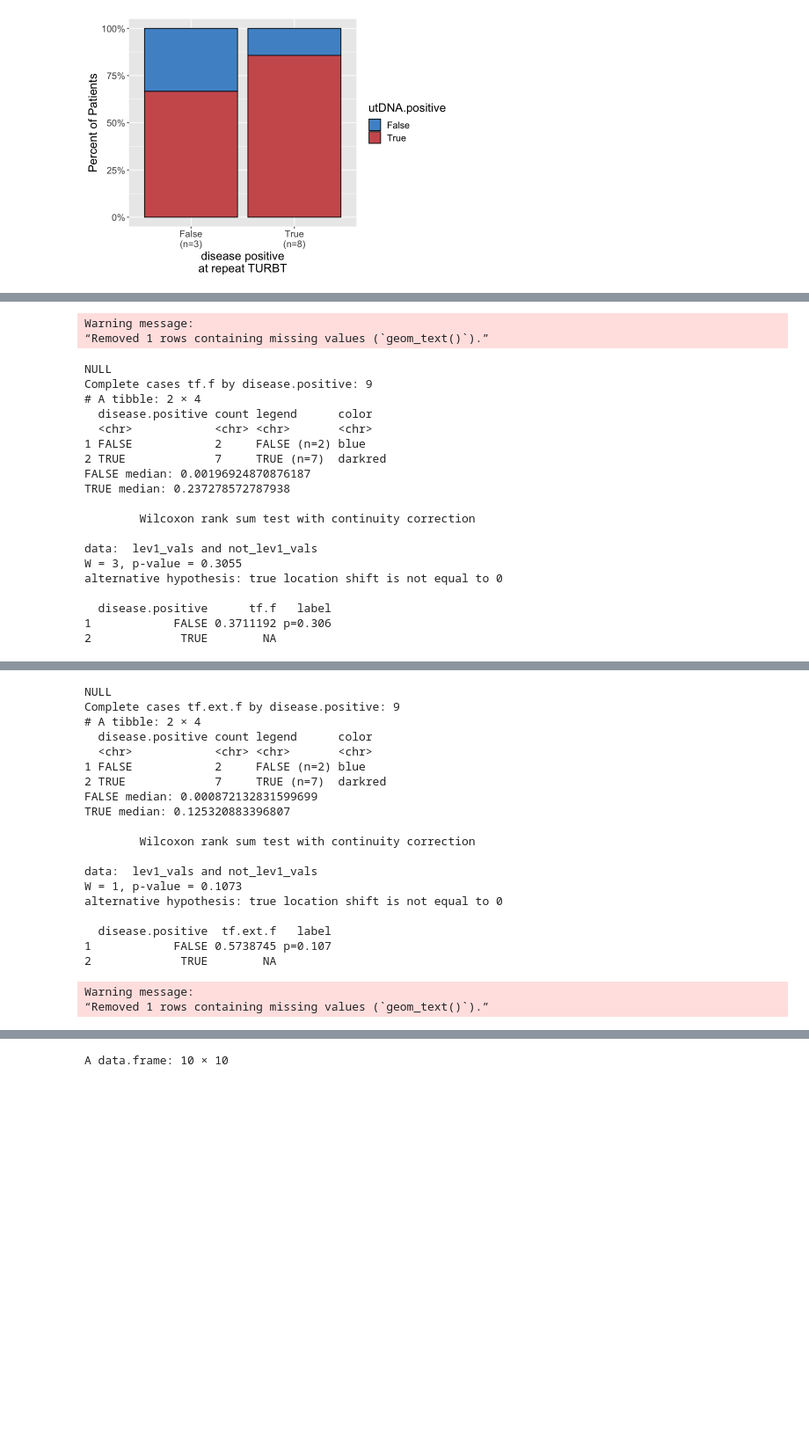
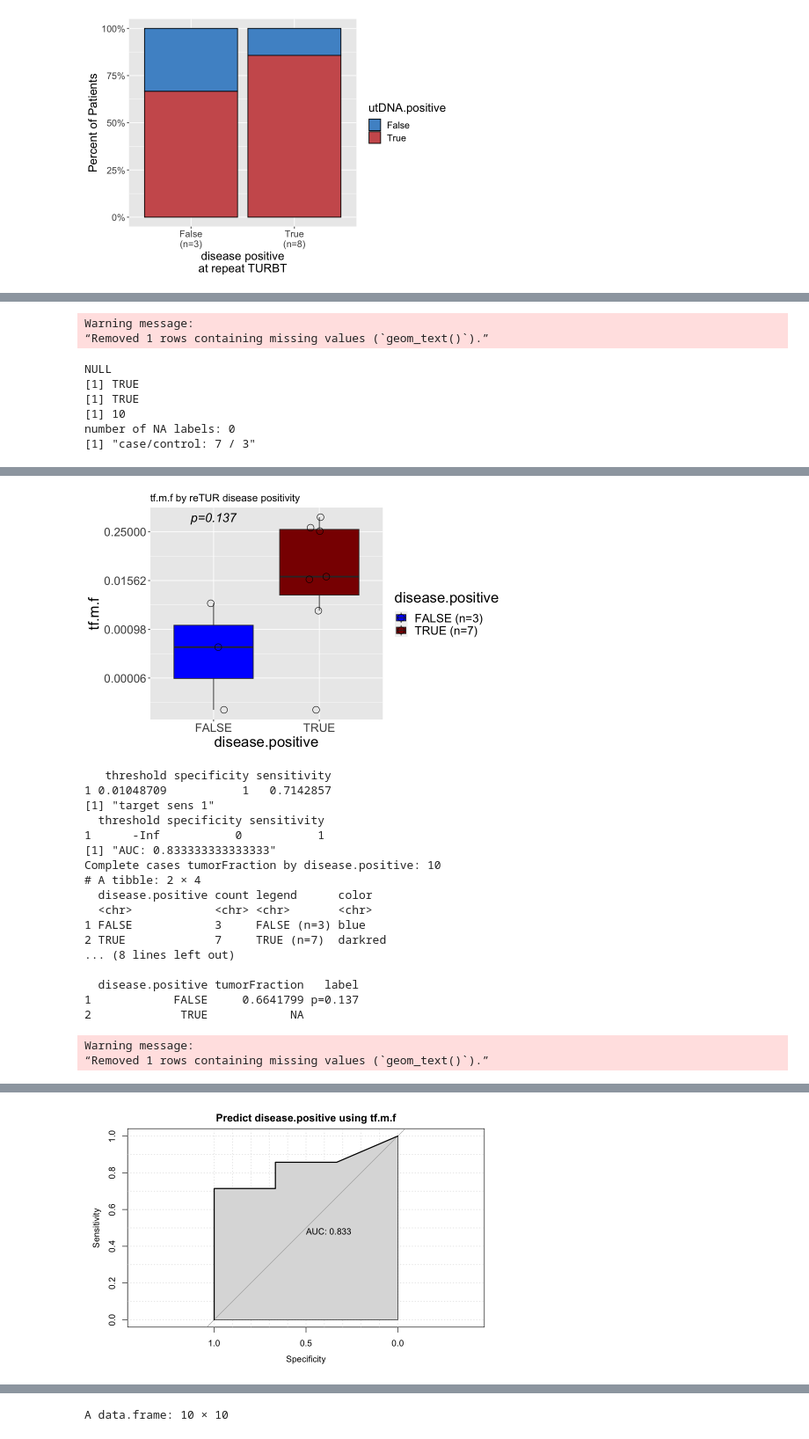
Before and after one commit to billiegould/R-functions-for-stats-and-plotting, a Jupyter notebook: notebooks/NMIBC_MRD_analysis.ipynb, the cells around one changed output, grey strips where cells are left out. Shown at 88% size. Saved outputs shown, nothing was run; the diff lists cells and outputs as text; code cells hidden in the pictures; blank space fills up the shorter version.

```diff
--- a/notebooks/NMIBC_MRD_analysis.ipynb
+++ b/notebooks/NMIBC_MRD_analysis.ipynb
@@ -232,18 +152,20 @@ df_mrd = rbind(df_mrd1, df_mrd2, df_mrd3) %>% mutate("SampleID.short"=make_SIDsh
 df_mrd_pre = df_mrd %>% select(-PatientID) %>% #this col is blank for some reason
                         left_join(df_qc_all %>% select(SampleID.short, StudyVisit, SampleType, QC, PatientID),
                                   by="SampleID.short") %>%
-                        left_join(df_clin %>% select(PatientID, has.RepeatTURBT, has.IndexTURBT,
+                        left_join(df_clin %>% select(PatientID, #has.RepeatTURBT, has.IndexTURBT,
                                                      Index.Stage, Repeat.Stage, disease.positive),
                                   by="PatientID") %>%
      filter(QC != "Fail",
            SampleID %in% df_ngsqc.urine.mrd$SampleID) %>%
      mutate(utDNA.positive=ifelse(mrd.status,1,0))
 
-df_mrd_pre$tumorFraction[df_mrd_pre$mrd.status=="FALSE"] <- 0.0
+df_mrd_pre$tumorFraction[df_mrd_pre$mrd.status=="FALSE"] <- 0.00005  # ratio 0-1, not percentage, use LOD here)
+df_mrd_pre$tf.m.f[df_mrd_pre$mrd.status=="FALSE"] <- 0.0 # tf.m.f can be lower than the LOD if markers detected. if no markers detected, call tf=0
 df_mrd_pre = df_mrd_pre %>% left_join(df_lpwgs_all %>% select(SampleID.short,wgsTumorfrac_EM,wgsTumorfrac_ichorCNA, cnbScore),
                                       by="SampleID.short")
 stopifnot(all(!duplicated(df_mrd_pre$SampleID.short))) # no duplicate samples
 
+# rerun
 # df_out = df_mrd_pre %>% #left_join(df_concord_counts, by="PatientID") %>%
 #                         select("PatientID","SampleID","SampleType","StudyVisit","has.IndexTURBT","has.repeatTURBT",
 #                                "IndexPTStage","Repeat.Stage","disease.positive","utDNA.positive","tumorFraction")
@@ -283,19 +252,25 @@ odds ratio
 # %%
-# correlation of MRD tumor fraction with disease positivity
+# correlation of MRD tumor fraction with disease positivity and prediction AUCs - 10 patients
 source("~/Desktop/puffin/R/helper_functions.R")
 
-df_mrd_pre$tumorFraction_lod = ifelse(is.na(df_mrd_pre$tumorFraction), 0.00005, df_mrd_pre$tumorFraction) #LOD proportion
-df_mrd_pre$log_tumorFraction = log(df_mrd_pre$tumorFraction_lod*100)
+df_mrd_pre$log_tumorFraction = log(df_mrd_pre$tumorFraction*100)
 #View(quick_boxplot)
 df_mrd_pre = df_mrd_pre %>% mutate("disease.positive"=factor(disease.positive))
-pdf("./NMIBC_ucfDNA_BEACON_tumorFraction_boxplot_08042023.pdf", onefile = TRUE)
+#pdf("./NMIBC_ucfDNA_BEACON_tumorFraction_boxplot_08042023.pdf", onefile = TRUE)
 
-for (stat in c('tf.m.f','tf.f','tf.ext.f','maf','tf.baseline','maf.baseline','tumorfraction.baseline',
-               'tumorfraction.baseline.adj','fc.tf.f','fc.tf.m.f','fc.tf.ext.f','tumorFraction')){
-    g <- quick_boxplot(df_mrd_pre, x="disease.positive",y=stat, colors=c("FALSE"="blue","TRUE"="darkred"), log.axes = TRUE)
+for (stat in c('tf.m.f','tumorFraction'#,'log_tumorFraction'#,
+               #'tf.f','tf.ext.f','maf','tf.baseline','maf.baseline','tumorfraction.baseline',
+               #'tumorfraction.baseline.adj','fc.tf.f','fc.tf.m.f','fc.tf.ext.f','tumorFraction')
+              )){
+    g <- quick_boxplot(df_mrd_pre, x="disease.positive",y=stat, colors=c("FALSE"="blue","TRUE"="darkred"),
+                       log.axes = TRUE, log.0.adj=0.00001, plot.title = glue("{stat} by reTUR disease positivity"))
+    options(repr.plot.width=8, repr.plot.height=5)
     show(g)
+    #options(repr.plot.width=5, repr.plot.height=5)
+    get_sens_spec(df_mrd_pre, "disease.positive", stat,
+                  target_sens=1.0, title=glue("Predict disease.positive using {stat}"))
 }
-dev.off()
+#dev.off()
 # %% [output]
 Complete cases tf.m.f by disease.positive: 10
 # A tibble: 2 × 4
@@ -318,21 +293,8 @@ alternative hypothesis: true location shift is not equal to 0
 Warning message:
 “Removed 1 rows containing missing values (`geom_text()`).”
 NULL
-Complete cases tf.f by disease.positive: 9
-# A tibble: 2 × 4
-  disease.positive count legend      color
-  <chr>            <chr> <chr>       <chr>
-1 FALSE            2     FALSE (n=2) blue
-2 TRUE             7     TRUE (n=7)  darkred
-FALSE median: 0.00196924870876187
-TRUE median: 0.237278572787938
-
-        Wilcoxon rank sum test with continuity correction
-
-data:  lev1_vals and not_lev1_vals
-W = 3, p-value = 0.3055
-alternative hypothesis: true location shift is not equal to 0
-
-  disease.positive      tf.f   label
-1            FALSE 0.3711192 p=0.306
-2             TRUE        NA
+[1] TRUE
+[1] TRUE
+[1] 10
+number of NA labels: 0
+[1] "case/control: 7 / 3"
@@ -341,22 +302,21 @@ Warning message:
+[figure, added]
-NULL
-Complete cases tf.ext.f by disease.positive: 9
+   threshold specificity sensitivity
+1 0.01048709           1   0.7142857
+[1] "target sens 1"
+  threshold specificity sensitivity
+1      -Inf           0           1
+[1] "AUC: 0.833333333333333"
+Complete cases tumorFraction by disease.positive: 10
 # A tibble: 2 × 4
   disease.positive count legend      color
   <chr>            <chr> <chr>       <chr>
-1 FALSE            2     FALSE (n=2) blue
+1 FALSE            3     FALSE (n=3) blue
 2 TRUE             7     TRUE (n=7)  darkred
-FALSE median: 0.000872132831599699
-TRUE median: 0.125320883396807
+... (8 lines left out)
 
-        Wilcoxon rank sum test with continuity correction
-
-data:  lev1_vals and not_lev1_vals
-W = 1, p-value = 0.1073
-alternative hypothesis: true location shift is not equal to 0
-
-  disease.positive  tf.ext.f   label
-1            FALSE 0.5738745 p=0.107
-2             TRUE        NA
+  disease.positive tumorFraction   label
+1            FALSE     0.6641799 p=0.137
+2             TRUE            NA
 Warning message:
 “Removed 1 rows containing missing values (`geom_text()`).”
 NULL
@@ -382,0 +329 @@ Warning message:
+[figure, added]
```
Also changed, not shown: parts of 29 cells of this notebook, 10 other files.
